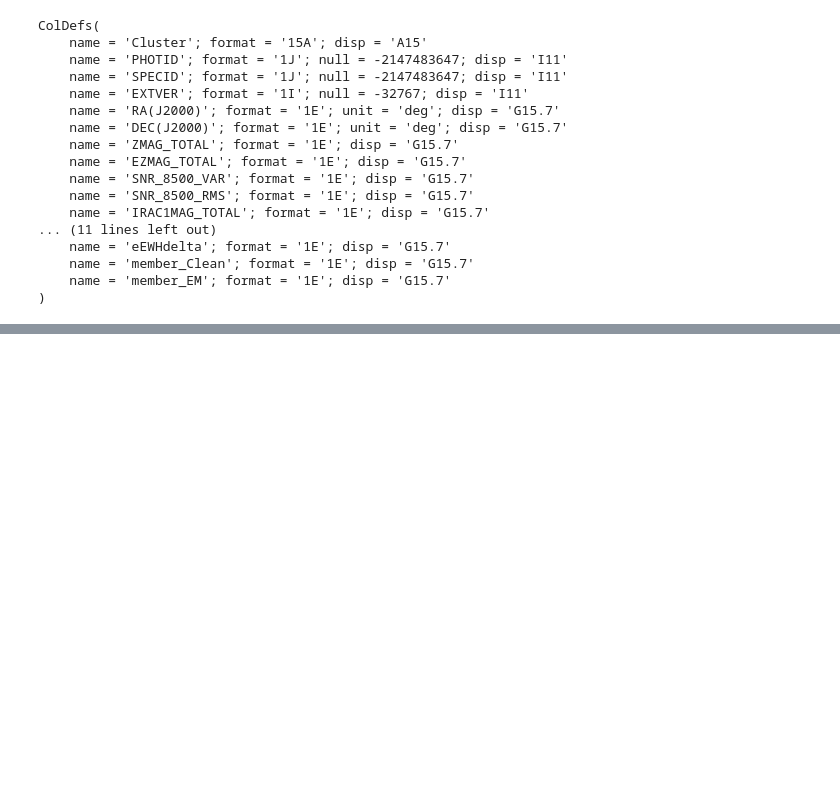
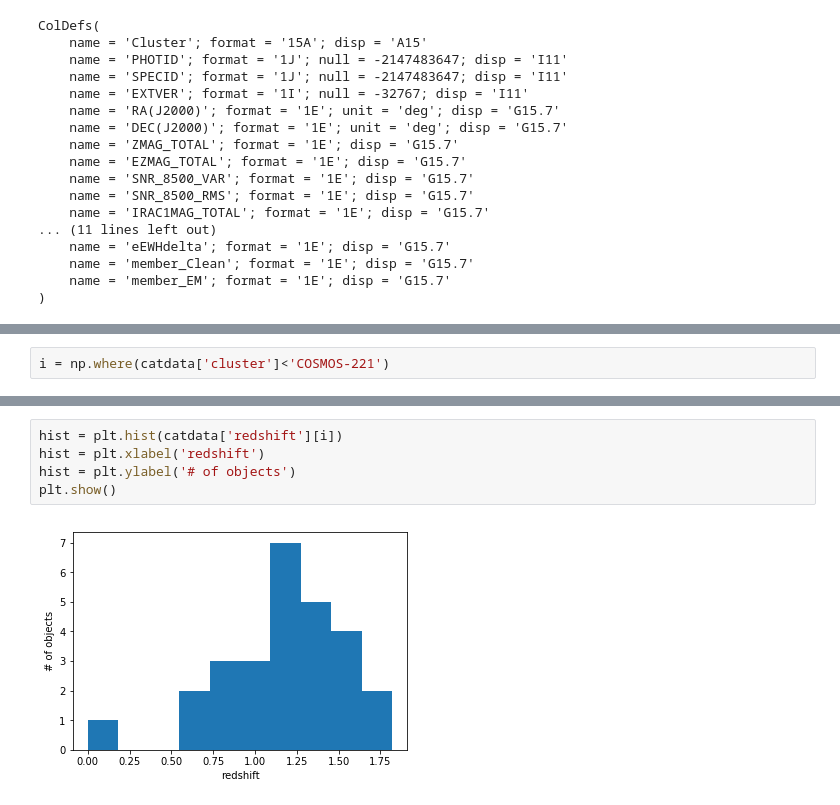
Before and after one commit to tplattner24/GoGreen, a Jupyter notebook: PracticeCats.ipynb, the cells around one changed output, grey strips where cells are left out. Saved outputs shown, nothing was run; the diff lists cells and outputs as text; blank space fills up the shorter version.

```diff
--- a/PracticeCats.ipynb
+++ b/PracticeCats.ipynb
@@ -37,0 +79,2 @@ ColDefs(
+# %%
+i = np.where(catdata['cluster']<'COSMOS-221')
@@ -37,0 +87,7 @@ ColDefs(
+# %%
+hist = plt.hist(catdata['redshift'][i])
+hist = plt.xlabel('redshift')
+hist = plt.ylabel('# of objects')
+plt.show()
+# %% [output]
+[figure, added]
```
Also changed, not shown: parts of 12 cells of this notebook.
